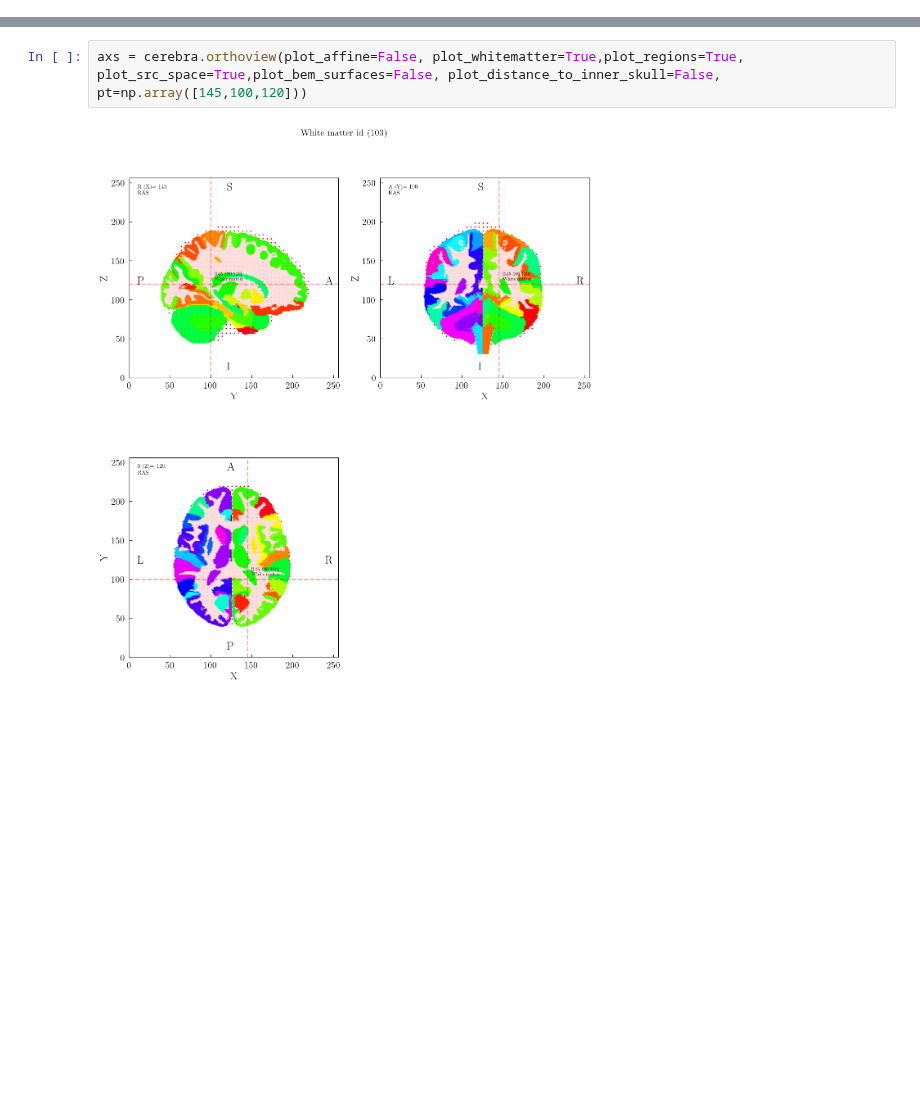
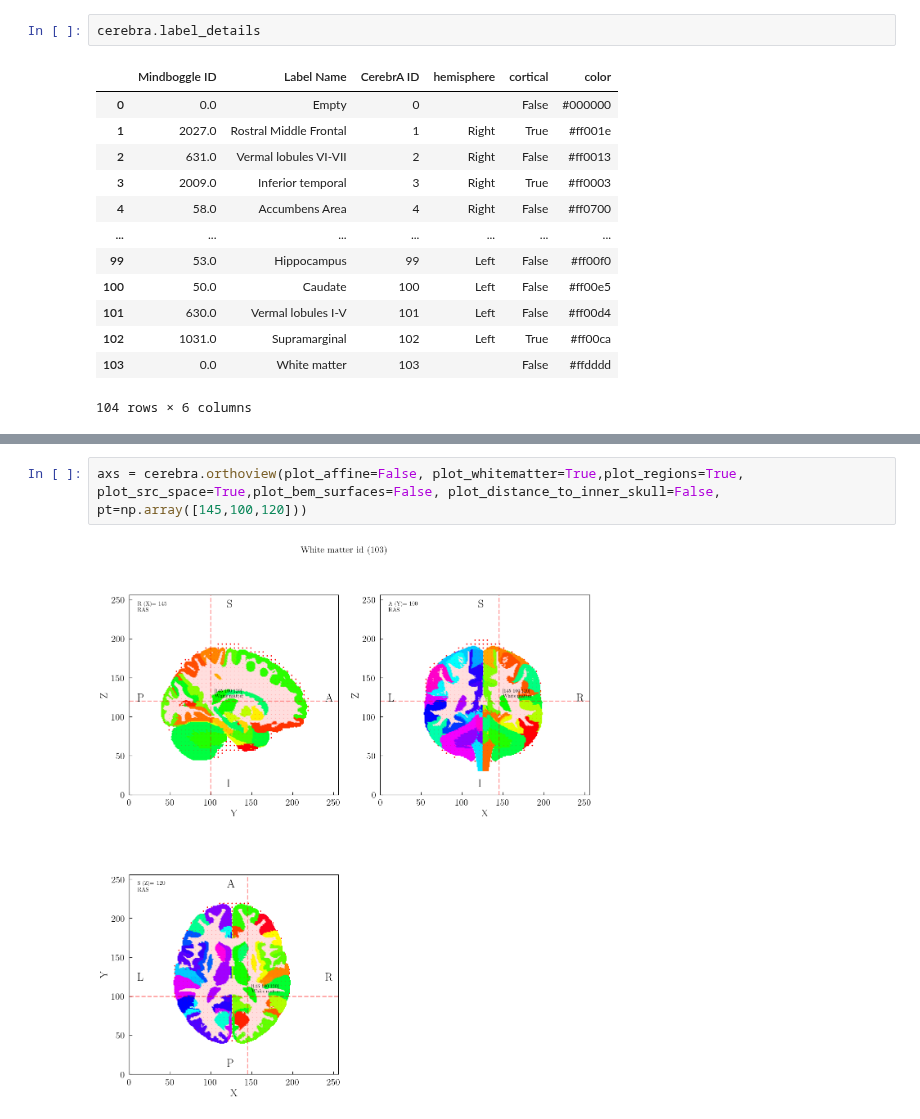
Before and after one commit to kdotdot/cerebra_atlas_python, a Jupyter notebook: notebooks/0.4-mniAverage-src-intergration.ipynb, the cells around one changed output, grey strips where cells are left out. Drawn from its saved outputs; the diff is of its cells as text; blank space fills up the shorter version.

```diff
--- a/notebooks/0.4-mniAverage-src-intergration.ipynb
+++ b/notebooks/0.4-mniAverage-src-intergration.ipynb
@@ -30,0 +268,16 @@ AttributeError: No mne attribute transforms
+# %%
+cerebra.label_details
+# %% [output]
+|  | Mindboggle ID | Label Name | CerebrA ID | hemisphere | cortical | color |
+| 0 | 0.0 | Empty | 0 |  | False | #000000 |
+| 1 | 2027.0 | Rostral Middle Frontal | 1 | Right | True | #ff001e |
+| 2 | 631.0 | Vermal lobules VI-VII | 2 | Right | False | #ff0013 |
+| 3 | 2009.0 | Inferior temporal | 3 | Right | True | #ff0003 |
+| 4 | 58.0 | Accumbens Area | 4 | Right | False | #ff0700 |
+| ... | ... | ... | ... | ... | ... | ... |
+| 99 | 53.0 | Hippocampus | 99 | Left | False | #ff00f0 |
+| 100 | 50.0 | Caudate | 100 | Left | False | #ff00e5 |
+| 101 | 630.0 | Vermal lobules I-V | 101 | Left | False | #ff00d4 |
+| 102 | 1031.0 | Supramarginal | 102 | Left | True | #ff00ca |
+| 103 | 0.0 | White matter | 103 |  | False | #ffdddd |
+104 rows × 6 columns
```
Also changed, not shown: parts of 38 cells of this notebook, 8 other files.
